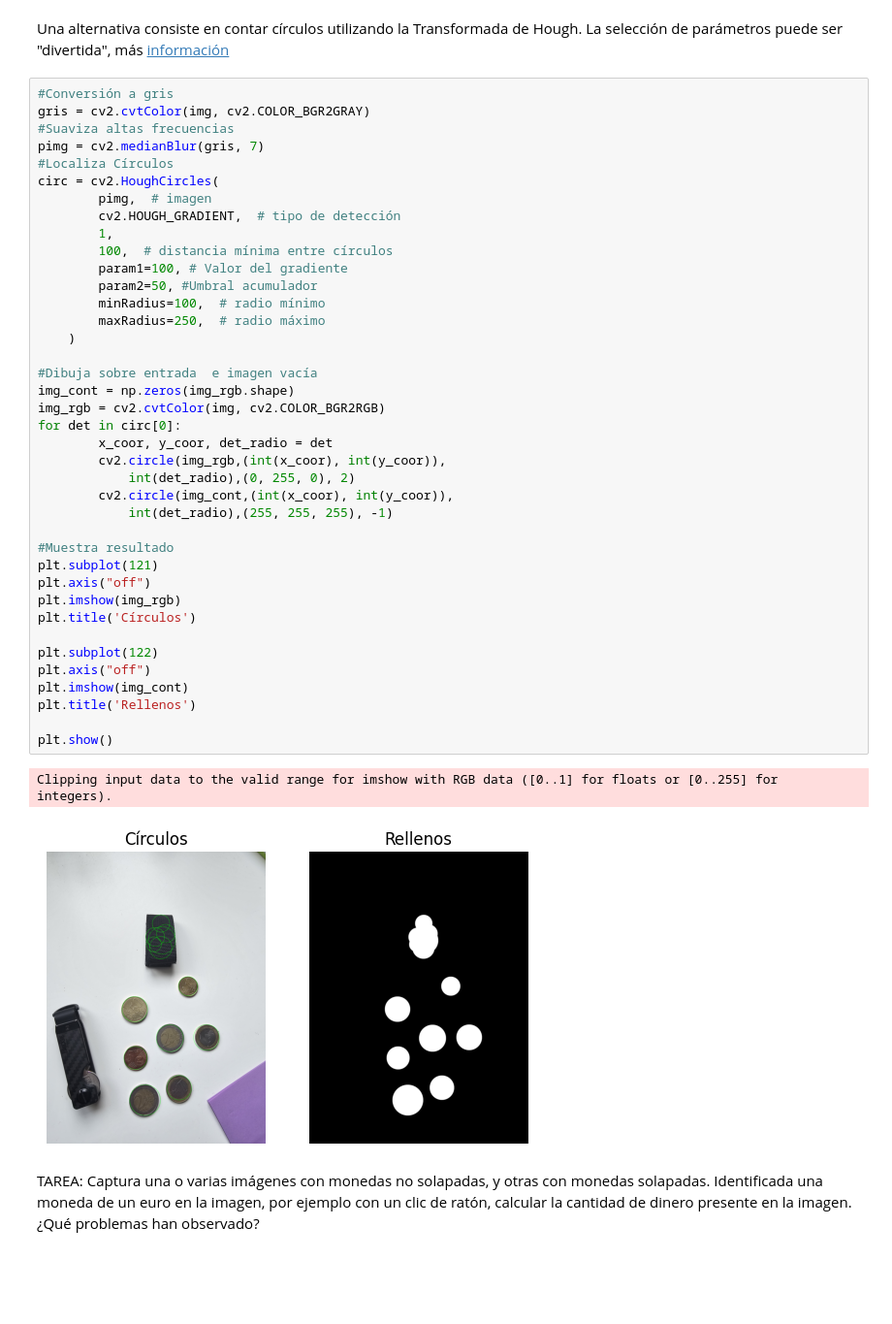
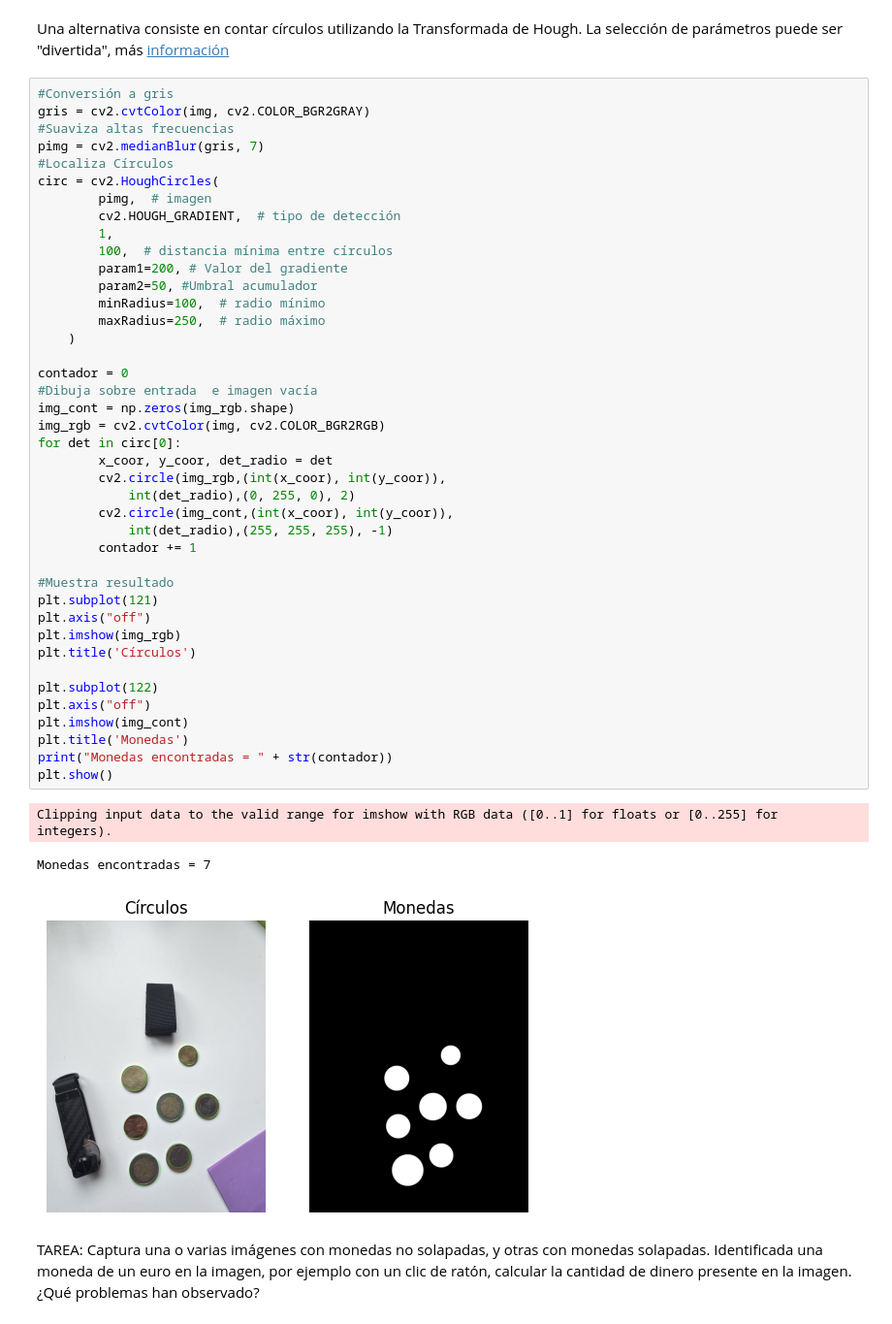
Before and after one commit to JoseManuel117/VC, a Jupyter notebook: P3/VC_P3.ipynb, the cells around one changed output. Shown at 97% size. Saved outputs shown, nothing was run; the diff lists cells and outputs as text; blank space fills up the shorter version.

```diff
--- a/P3/VC_P3.ipynb
+++ b/P3/VC_P3.ipynb
@@ -159,37 +240,40 @@ circ = cv2.HoughCircles(
         cv2.HOUGH_GRADIENT,  # tipo de detección
         1,
         100,  # distancia mínima entre círculos
-        param1=100, # Valor del gradiente
+        param1=200, # Valor del gradiente
         param2=50, #Umbral acumulador
         minRadius=100,  # radio mínimo
         maxRadius=250,  # radio máximo
     )
 
+contador = 0
 #Dibuja sobre entrada  e imagen vacía
 img_cont = np.zeros(img_rgb.shape)
 img_rgb = cv2.cvtColor(img, cv2.COLOR_BGR2RGB)
 for det in circ[0]:
         x_coor, y_coor, det_radio = det
         cv2.circle(img_rgb,(int(x_coor), int(y_coor)),
             int(det_radio),(0, 255, 0), 2)
         cv2.circle(img_cont,(int(x_coor), int(y_coor)),
             int(det_radio),(255, 255, 255), -1)
+        contador += 1
 
 #Muestra resultado
 plt.subplot(121)
 plt.axis("off")
 plt.imshow(img_rgb)
 plt.title('Círculos')
 
 plt.subplot(122)
 plt.axis("off")
 plt.imshow(img_cont)
-plt.title('Rellenos')
-
+plt.title('Monedas')
+print("Monedas encontradas = " + str(contador))
 plt.show()
 # %% [output]
 Clipping input data to the valid range for imshow with RGB data ([0..1] for floats or [0..255] for integers).
+Monedas encontradas = 7
-[figure, old version]
+[figure, new version]
 # %% [markdown]
 TAREA: Captura una o varias imágenes con monedas no solapadas, y otras con monedas solapadas. Identificada una moneda de un euro en la imagen, por ejemplo con un clic de ratón, calcular la cantidad de dinero presente en la imagen. ¿Qué problemas han observado?
 # %% [markdown]
```
Also changed, not shown: parts of 2 cells of this notebook.
